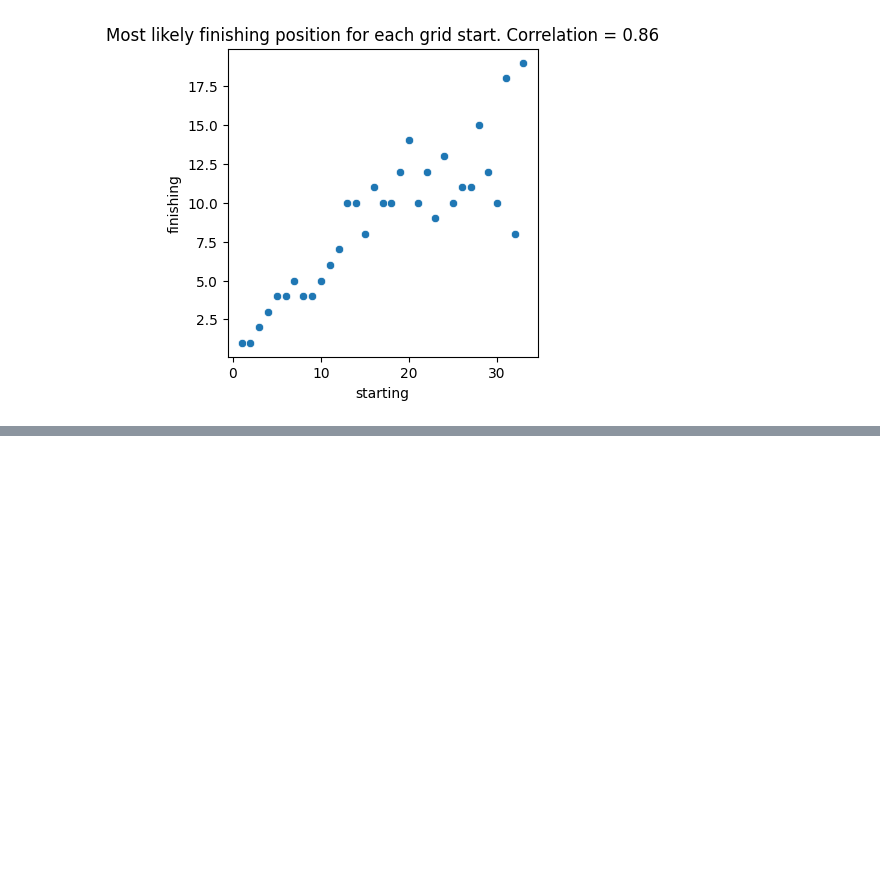
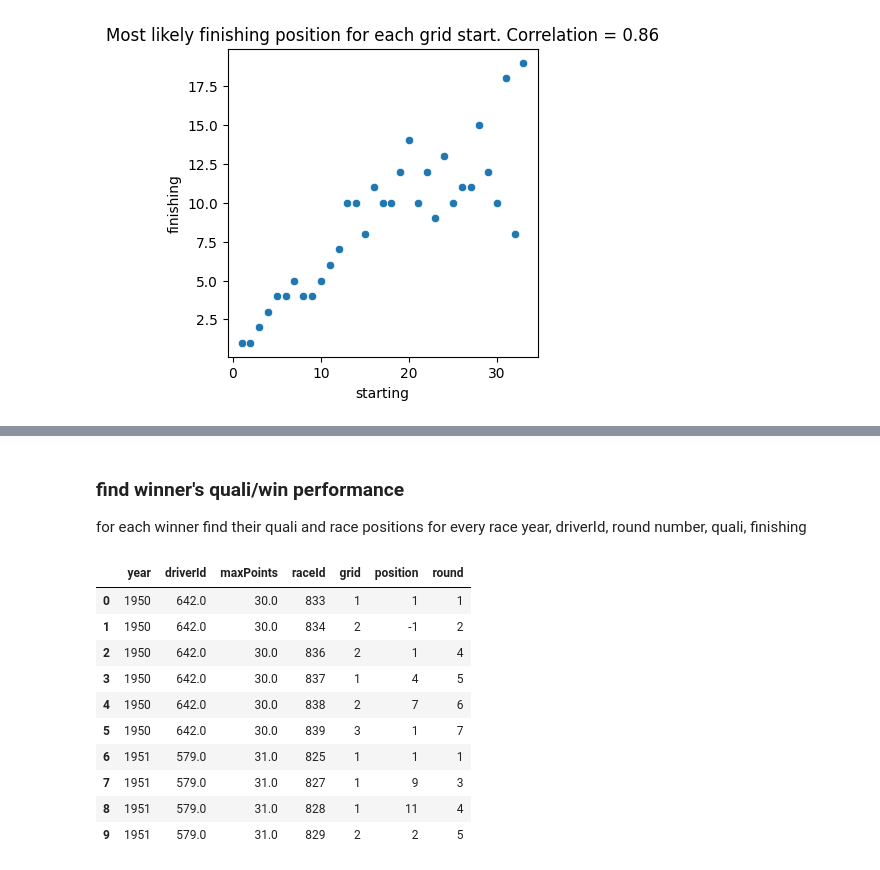
Before and after one commit to EE2SE/F1_Data_Scraper, a Jupyter notebook: EDA_F1.ipynb, the cells around one changed output, grey strips where cells are left out. Saved outputs shown, nothing was run; the diff lists cells and outputs as text; code cells hidden in the pictures; blank space fills up the shorter version.

```diff
--- a/EDA_F1.ipynb
+++ b/EDA_F1.ipynb
@@ -109,0 +147,20 @@ Text(0.5, 1.0, 'Most likely finishing position for each grid start. Correlation
+# %% [markdown]
+### find winner's quali/win performance
+for each winner find their quali and race positions for every race
+year, driverId, round number, quali, finishing
+# %%
+dated_results = pd.merge(results, races[['raceId','year','round']], how='left',left_on = 'raceId', right_on = 'raceId')
+winner_results = pd.merge(season_winner[['year', 'driverId', 'maxPoints']], dated_results[['driverId', 'raceId', 'grid', 'position', 'year','round']], how='left', left_on=['year','driverId'], right_on=['year','driverId'])
+winner_results.head(10)
+# %% [output]
+|  | year | driverId | maxPoints | raceId | grid | position | round |
+| 0 | 1950 | 642.0 | 30.0 | 833 | 1 | 1 | 1 |
+| 1 | 1950 | 642.0 | 30.0 | 834 | 2 | -1 | 2 |
+| 2 | 1950 | 642.0 | 30.0 | 836 | 2 | 1 | 4 |
+| 3 | 1950 | 642.0 | 30.0 | 837 | 1 | 4 | 5 |
+| 4 | 1950 | 642.0 | 30.0 | 838 | 2 | 7 | 6 |
+| 5 | 1950 | 642.0 | 30.0 | 839 | 3 | 1 | 7 |
+| 6 | 1951 | 579.0 | 31.0 | 825 | 1 | 1 | 1 |
+| 7 | 1951 | 579.0 | 31.0 | 827 | 1 | 9 | 3 |
+| 8 | 1951 | 579.0 | 31.0 | 828 | 1 | 11 | 4 |
+| 9 | 1951 | 579.0 | 31.0 | 829 | 2 | 2 | 5 |
```
Also changed, not shown: parts of 6 cells of this notebook, 3 other files.
